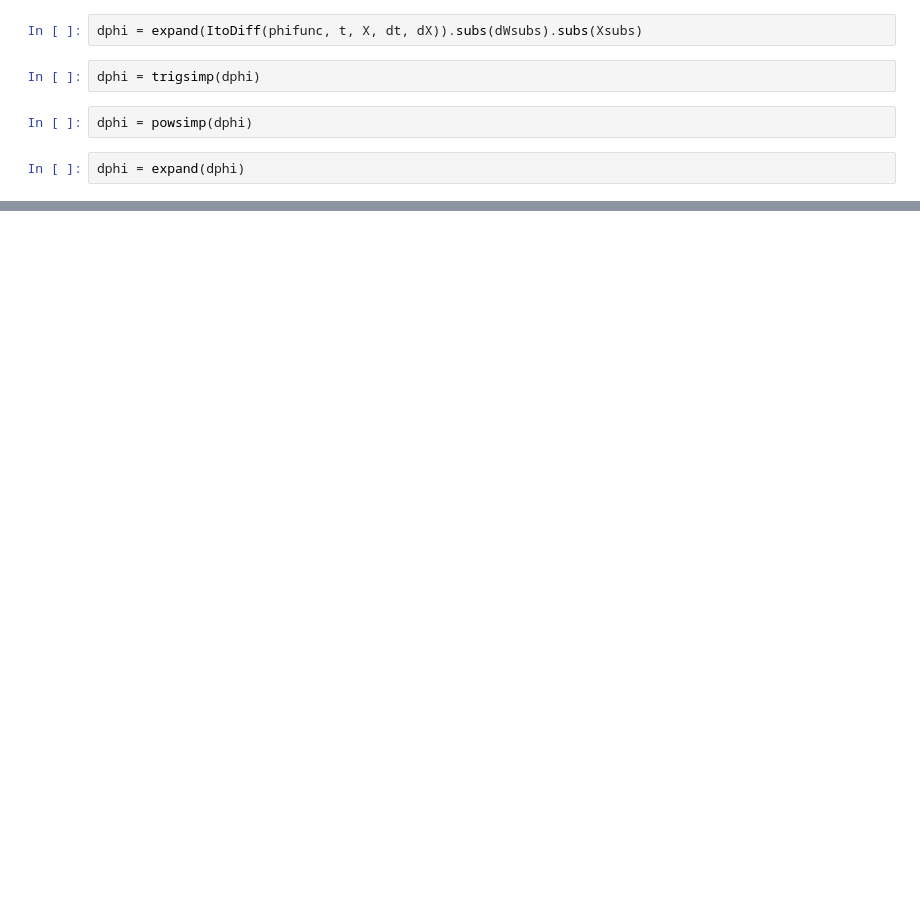
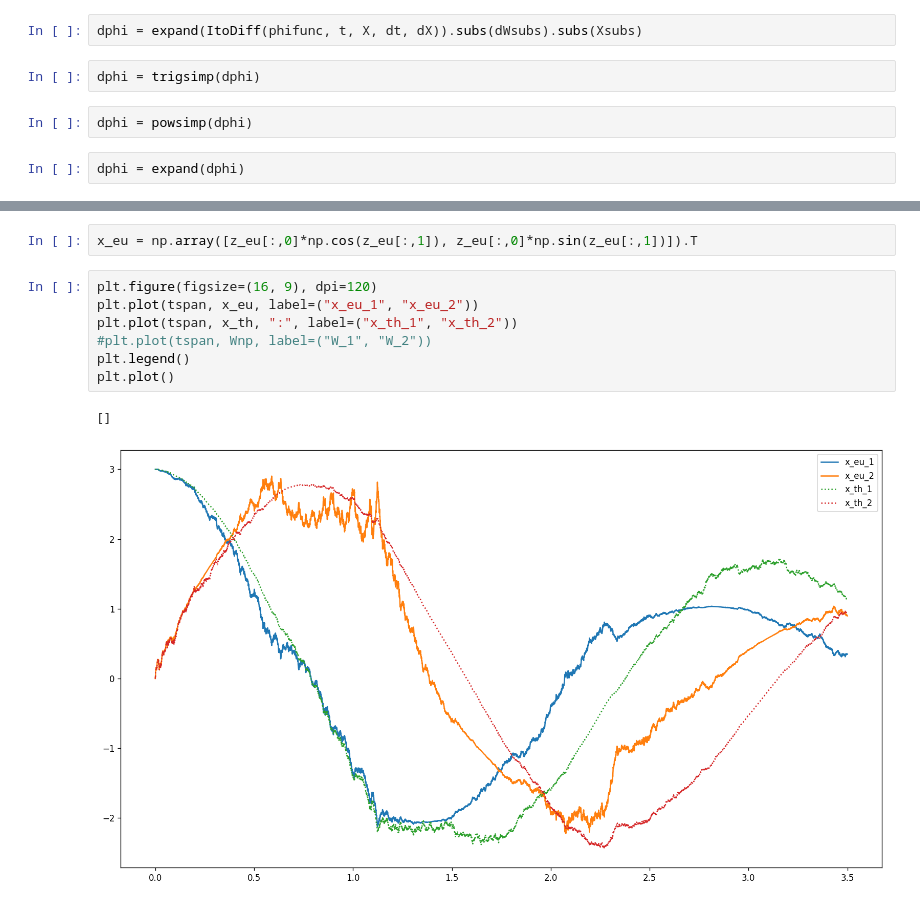
Before and after one commit to DedkovEA/SDEtests, a Jupyter notebook: Substitution.ipynb, the cells around one changed output, grey strips where cells are left out. Drawn from its saved outputs; the diff is of its cells as text; blank space fills up the shorter version.

```diff
--- a/Substitution.ipynb
+++ b/Substitution.ipynb
@@ -87,0 +153,12 @@ $\displaystyle \omega + \left(- \frac{B[1]_{0, 0} B[1]_{1, 0}}{4} + \frac{B[1]_{
+# %%
+x_eu = np.array([z_eu[:,0]*np.cos(z_eu[:,1]), z_eu[:,0]*np.sin(z_eu[:,1])]).T
+# %%
+plt.figure(figsize=(16, 9), dpi=120)
+plt.plot(tspan, x_eu, label=("x_eu_1", "x_eu_2"))
+plt.plot(tspan, x_th, ":", label=("x_th_1", "x_th_2"))
+#plt.plot(tspan, Wnp, label=("W_1", "W_2"))
+plt.legend()
+plt.plot()
+# %% [output]
+[]
+[figure, added]
```
Also changed, not shown: parts of 11 cells of this notebook.
